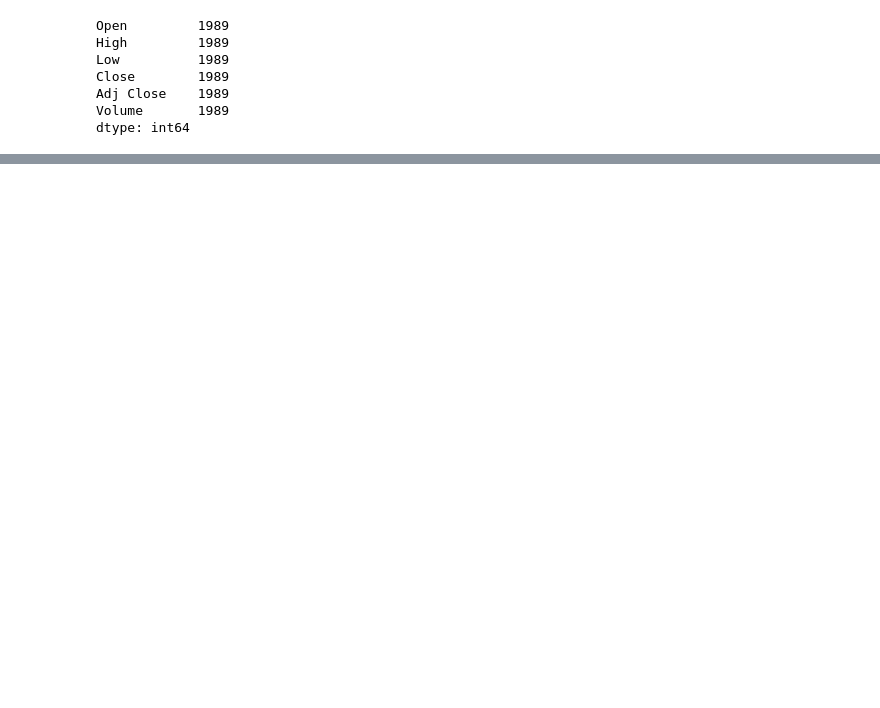
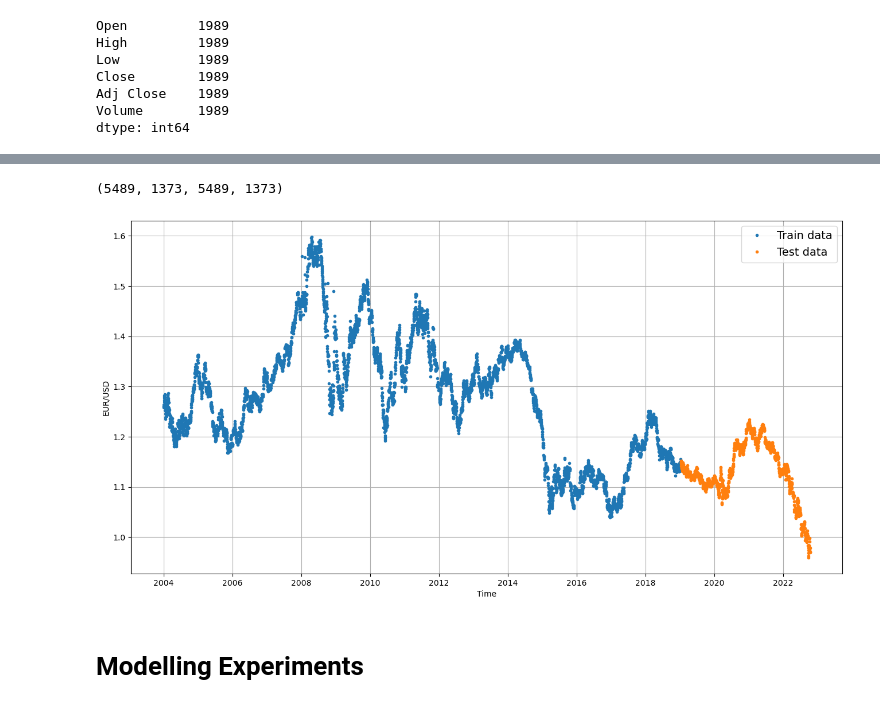
Before and after one commit to ducnguyenw02/Forex-prediction-EURUSD, a Jupyter notebook: forex-prediction-eurusd.ipynb, the cells around one changed output, grey strips where cells are left out. Cells and saved outputs as stored; diff of their text form; code cells hidden in the pictures; blank space fills up the shorter version.

```diff
--- a/forex-prediction-eurusd.ipynb
+++ b/forex-prediction-eurusd.ipynb
@@ -185,0 +160,5 @@ dtype: int64
+# %%
+timesteps = data.index.to_numpy()
+prices = data["Open"].to_numpy()
+
+timesteps[:10], prices[:10]
@@ -185,0 +174,33 @@ dtype: int64
+# %%
+# Khởi tạo tập Train-Test
+split_size = int(0.8 * len(prices)) # 80% train, 20% test
+
+X_train, y_train = timesteps[:split_size], prices[:split_size]
+
+
+X_test, y_test = timesteps[split_size:], prices[split_size:]
+
+len(X_train), len(X_test), len(y_train), len(y_test)
+# %% [output]
+(5489, 1373, 5489, 1373)
+# %%
+# Tạo hàm vẽ dữ liệu time series
+from numpy import size
+
+
+def plot_time_series(timesteps, values, format='.', start=0, end=None, label=None):
+
+  plt.plot(timesteps[start:end], values[start:end], format, label=label)
+  plt.xlabel("Time")
+  plt.ylabel("EUR/USD")
+  if label:
+    plt.legend(fontsize=14) # make label bigger
+  plt.grid(True)
+# %%
+plt.figure(figsize=(20, 6))
+plot_time_series(timesteps=X_train, values=y_train, label="Train data")
+plot_time_series(timesteps=X_test, values=y_test, label="Test data")
+# %% [output]
+[figure, added]
+# %% [markdown]
+# Modelling Experiments
```
Also changed, not shown: parts of 49 cells of this notebook.
